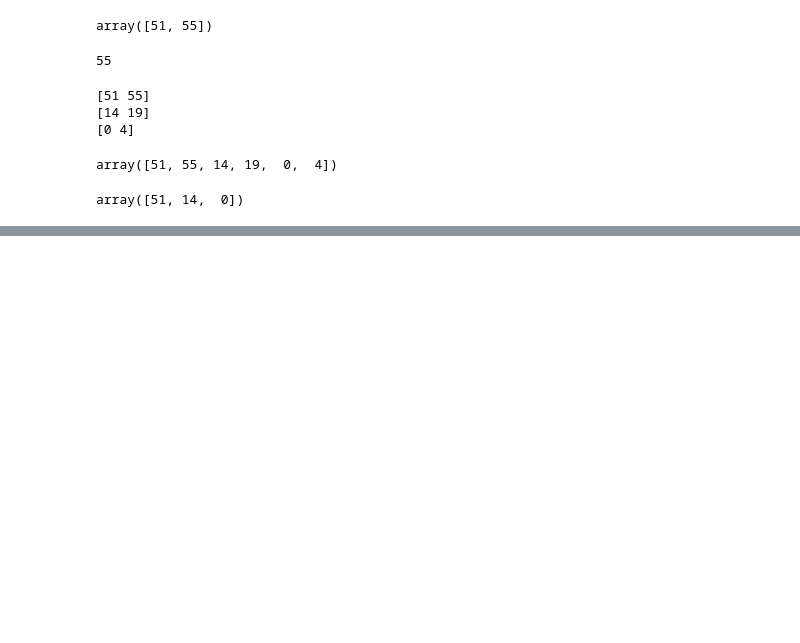
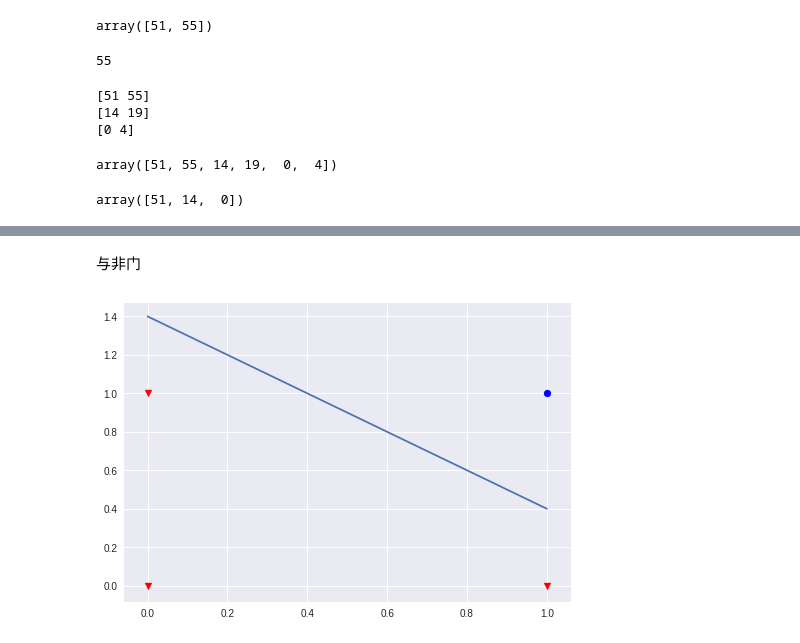
Before and after one commit to dclcs/deep_learning_with_python_code, a Jupyter notebook: deep_learning_with_python_code.ipynb, the cells around one changed output, grey strips where cells are left out. Cells and saved outputs as stored; diff of their text form; code cells hidden in the pictures; blank space fills up the shorter version.

```diff
--- a/deep_learning_with_python_code.ipynb
+++ b/deep_learning_with_python_code.ipynb
@@ -128,0 +222,11 @@ array([51, 14,  0])
+# %% [markdown]
+与非门
+# %%
+plt.scatter(0,0,c='r',marker='v')
+plt.scatter(0,1,c='r',marker='v')
+plt.scatter(1,0,c='r',marker='v')
+plt.scatter(1,1,c='b',marker='o')
+plt.plot(x, -x + 7/5)
+plt.savefig('nand.jpg',dpi=48)
+# %% [output]
+[figure, added]
```
Also changed, not shown: parts of 32 cells of this notebook, 1 other file.
